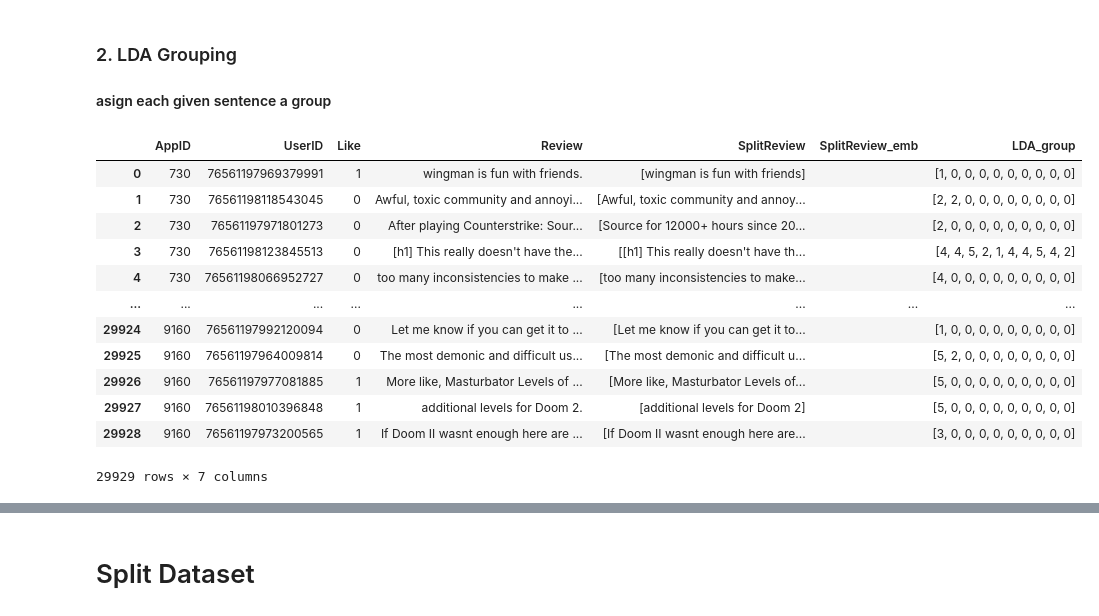
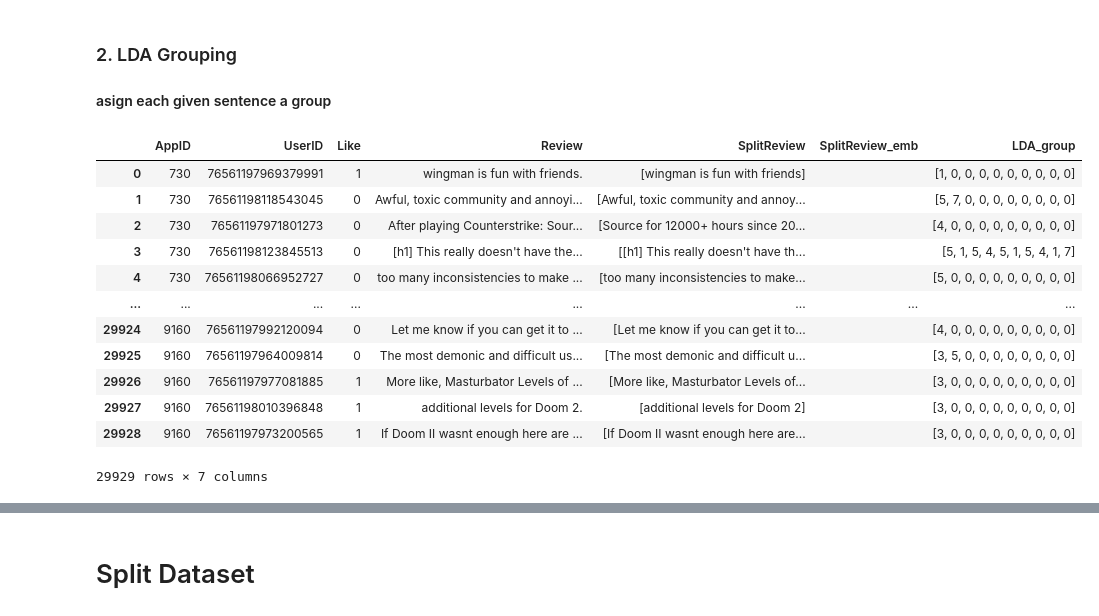
Before and after one commit to Albert40727/CL_HIAM, a Jupyter notebook: preprocess.ipynb, the cells around one changed output, grey strips where cells are left out. Cells and saved outputs as stored; diff of their text form; code cells hidden in the pictures.

```diff
--- a/preprocess.ipynb
+++ b/preprocess.ipynb
@@ -242,7 +240,7 @@ from sklearn.feature_extraction.text import TfidfVectorizer
 def stemmer_with_delete_stopword(split_sentences):
     vectorizer = TfidfVectorizer(stop_words = "english")
     stop_list = list(vectorizer.get_stop_words())
-    stop_list += ["the", "im", "that", "but", "didnt", "it", "thi", "you", "your", "not", "doe", "did", "ive", "game"],
+    stop_list += ["the", "im", "that", "but", "didnt", "it", "thi", "you", "your", "not", "doe", "did", "ive", "game", "gamer"],
     porter_stemmer = PorterStemmer()
     all_stem_sents=[]
     for review in split_sentences:
@@ -288,23 +286,24 @@ def pad_and_trunc(group_results, *, max_sentence):
     return result_list
 # %%
 # You can repeatly try until satisfied
+GROUPS = 7
 clean_reviews = stemmer_with_delete_stopword(data["SplitReview"].tolist())
-group_list, lda_model = LDAGrouping(clean_reviews, args["max_group"])
+group_list, lda_model = LDAGrouping(clean_reviews, GROUPS)
 pad_group_list = pad_and_trunc(group_list, max_sentence=args["max_sentence"])
 data["LDA_group"] = pad_group_list
 data
 # %% [output]
 |  | AppID | UserID | Like | Review | SplitReview | SplitReview_emb | LDA_group |
 | 0 | 730 | 76561197969379991 | 1 | wingman is fun with friends. | [wingman is fun with friends] |  | [1, 0, 0, 0, 0, 0, 0, 0, 0, 0] |
-| 1 | 730 | 76561198118543045 | 0 | Awful, toxic community and annoyi... | [Awful, toxic community and annoy... |  | [2, 2, 0, 0, 0, 0, 0, 0, 0, 0] |
-| 2 | 730 | 76561197971801273 | 0 | After playing Counterstrike: Sour... | [Source for 12000+ hours since 20... |  | [2, 0, 0, 0, 0, 0, 0, 0, 0, 0] |
-| 3 | 730 | 76561198123845513 | 0 | [h1] This really doesn't have the... | [[h1] This really doesn't have th... |  | [4, 4, 5, 2, 1, 4, 4, 5, 4, 2] |
-| 4 | 730 | 76561198066952727 | 0 | too many inconsistencies to make ... | [too many inconsistencies to make... |  | [4, 0, 0, 0, 0, 0, 0, 0, 0, 0] |
+| 1 | 730 | 76561198118543045 | 0 | Awful, toxic community and annoyi... | [Awful, toxic community and annoy... |  | [5, 7, 0, 0, 0, 0, 0, 0, 0, 0] |
+| 2 | 730 | 76561197971801273 | 0 | After playing Counterstrike: Sour... | [Source for 12000+ hours since 20... |  | [4, 0, 0, 0, 0, 0, 0, 0, 0, 0] |
+| 3 | 730 | 76561198123845513 | 0 | [h1] This really doesn't have the... | [[h1] This really doesn't have th... |  | [5, 1, 5, 4, 5, 1, 5, 4, 1, 7] |
+| 4 | 730 | 76561198066952727 | 0 | too many inconsistencies to make ... | [too many inconsistencies to make... |  | [5, 0, 0, 0, 0, 0, 0, 0, 0, 0] |
 | ... | ... | ... | ... | ... | ... | ... | ... |
-| 29924 | 9160 | 76561197992120094 | 0 | Let me know if you can get it to ... | [Let me know if you can get it to... |  | [1, 0, 0, 0, 0, 0, 0, 0, 0, 0] |
-| 29925 | 9160 | 76561197964009814 | 0 | The most demonic and difficult us... | [The most demonic and difficult u... |  | [5, 2, 0, 0, 0, 0, 0, 0, 0, 0] |
-| 29926 | 9160 | 76561197977081885 | 1 | More like, Masturbator Levels of ... | [More like, Masturbator Levels of... |  | [5, 0, 0, 0, 0, 0, 0, 0, 0, 0] |
-| 29927 | 9160 | 76561198010396848 | 1 | additional levels for Doom 2. | [additional levels for Doom 2] |  | [5, 0, 0, 0, 0, 0, 0, 0, 0, 0] |
+| 29924 | 9160 | 76561197992120094 | 0 | Let me know if you can get it to ... | [Let me know if you can get it to... |  | [4, 0, 0, 0, 0, 0, 0, 0, 0, 0] |
+| 29925 | 9160 | 76561197964009814 | 0 | The most demonic and difficult us... | [The most demonic and difficult u... |  | [3, 5, 0, 0, 0, 0, 0, 0, 0, 0] |
+| 29926 | 9160 | 76561197977081885 | 1 | More like, Masturbator Levels of ... | [More like, Masturbator Levels of... |  | [3, 0, 0, 0, 0, 0, 0, 0, 0, 0] |
+| 29927 | 9160 | 76561198010396848 | 1 | additional levels for Doom 2. | [additional levels for Doom 2] |  | [3, 0, 0, 0, 0, 0, 0, 0, 0, 0] |
 | 29928 | 9160 | 76561197973200565 | 1 | If Doom II wasnt enough here are ... | [If Doom II wasnt enough here are... |  | [3, 0, 0, 0, 0, 0, 0, 0, 0, 0] |
 29929 rows × 7 columns
 # %%
```
Also changed, not shown: parts of 18 cells of this notebook, 10 other files.
